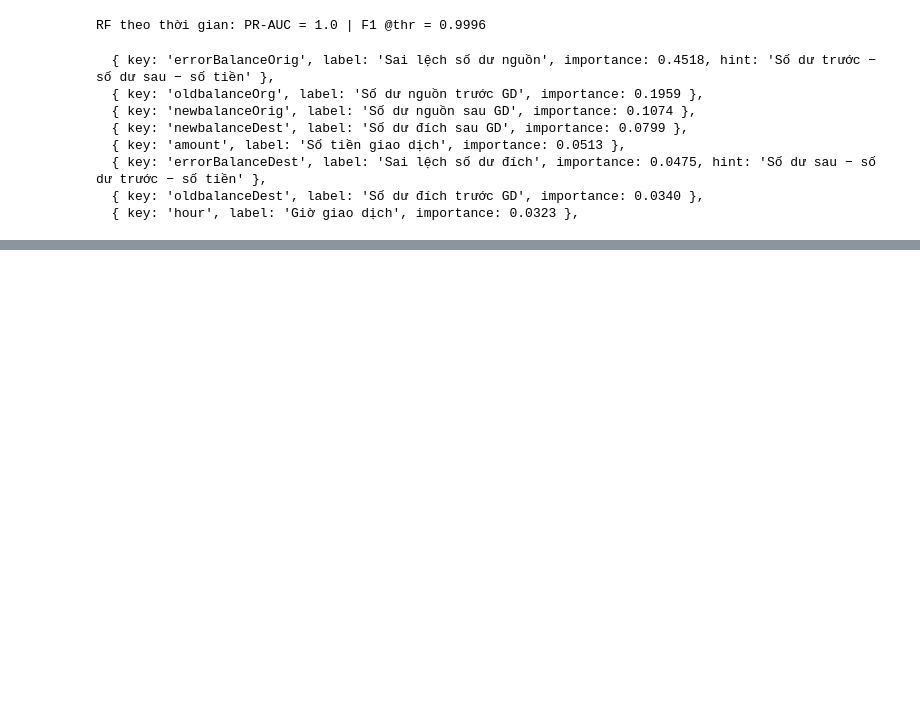
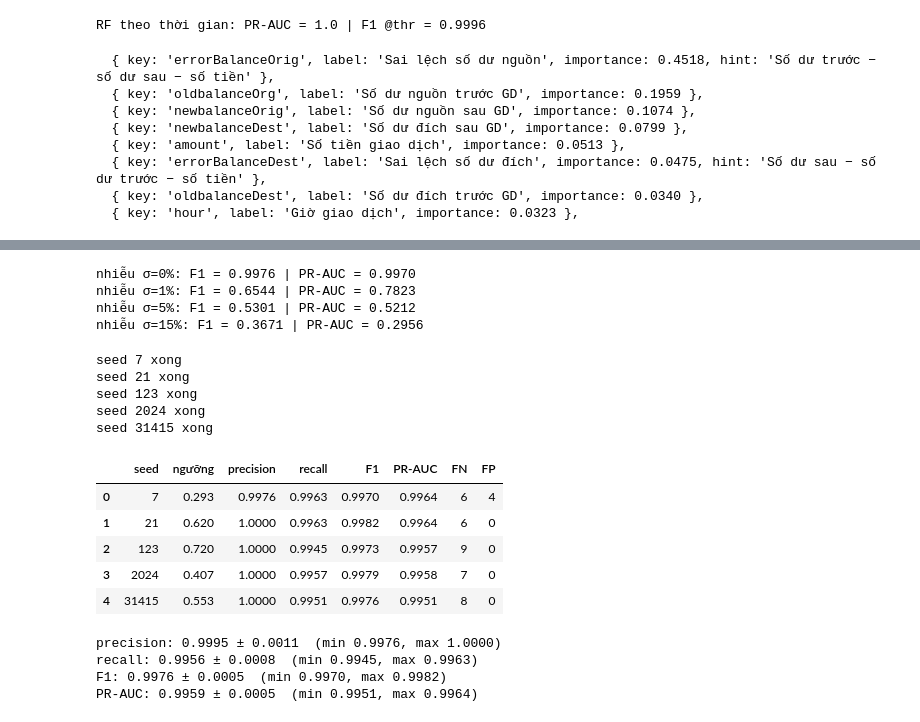
Before and after one commit to letruonghuy/FraudRiskMgmt, a Jupyter notebook: fraud-detection-ml/notebooks/fraud_model_training.ipynb, the cells around one changed output, grey strips where cells are left out. Cells and saved outputs as stored; diff of their text form; code cells hidden in the pictures; blank space fills up the shorter version.

```diff
--- a/fraud-detection-ml/notebooks/fraud_model_training.ipynb
+++ b/fraud-detection-ml/notebooks/fraud_model_training.ipynb
@@ -515,0 +704,73 @@ for k, v in sorted(imp.items(), key=lambda kv: -kv[1]):
+# %%
+for level in [0.0, 0.01, 0.05, 0.15]:
+    rng = np.random.RandomState(RANDOM_STATE)
+    Xn = X_test.copy()
+    Xn['oldbalanceOrg'] = np.maximum(0, Xn['oldbalanceOrg'] * rng.normal(1.0, level, len(Xn)))
+    Xn['newbalanceDest'] = np.maximum(0, Xn['newbalanceDest'] * rng.normal(1.0, level, len(Xn)))
+    Xn['errorBalanceOrig'] = Xn['oldbalanceOrg'] - Xn['newbalanceOrig'] - Xn['amount']
+    Xn['errorBalanceDest'] = Xn['newbalanceDest'] - Xn['oldbalanceDest'] - Xn['amount']
+    sn = best.predict_proba(Xn[FEATURES])[:, 1]
+    print(f'nhiễu σ={level:.0%}: F1 = {f1_score(y_test, sn >= thr):.4f} | PR-AUC = {average_precision_score(y_test, sn):.4f}')
+# %% [output]
+nhiễu σ=0%: F1 = 0.9976 | PR-AUC = 0.9970
+nhiễu σ=1%: F1 = 0.6544 | PR-AUC = 0.7823
+nhiễu σ=5%: F1 = 0.5301 | PR-AUC = 0.5212
+nhiễu σ=15%: F1 = 0.3671 | PR-AUC = 0.2956
+# %%
+SEEDS = [7, 21, 123, 2024, 31415]
+rows = []
+
+for sd in SEEDS:
+    # 1) Chia lại 60/20/20 bằng seed mới
+    X_tmp_s, X_te_s, y_tmp_s, y_te_s = train_test_split(
+        X, y, test_size=0.2, stratify=y, random_state=sd)
+    X_tr_s, X_va_s, y_tr_s, y_va_s = train_test_split(
+        X_tmp_s, y_tmp_s, test_size=0.25, stratify=y_tmp_s, random_state=sd)
+
+    # 2) Huấn luyện lại, giữ nguyên siêu tham số, chỉ đổi seed của mô hình
+    pipe_s = make_pipeline(best_name, best_strategy, y_tr_s)
+    pipe_s.set_params(**final_params, model__random_state=sd)
+    pipe_s.fit(X_tr_s, y_tr_s)
+
+    # 3) Chọn ngưỡng trên validation của chính seed này
+    sv = pipe_s.predict_proba(X_va_s)[:, 1]
+    p_, r_, t_ = precision_recall_curve(y_va_s, sv)
+    f1_ = 2 * p_[:-1] * r_[:-1] / (p_[:-1] + r_[:-1] + 1e-8)
+    thr_s = float(t_[np.argmax(f1_)])
+
+    # 4) Chấm test một lần
+    st = pipe_s.predict_proba(X_te_s)[:, 1]
+    pr_ = (st >= thr_s).astype(int)
+    rows.append({
+        'seed': sd,
+        'ngưỡng': round(thr_s, 3),
+        'precision': precision_score(y_te_s, pr_),
+        'recall': recall_score(y_te_s, pr_),
+        'F1': f1_score(y_te_s, pr_),
+        'PR-AUC': average_precision_score(y_te_s, st),
+        'FN': int(((y_te_s == 1) & (pr_ == 0)).sum()),
+        'FP': int(((y_te_s == 0) & (pr_ == 1)).sum()),
+    })
+    print(f'seed {sd} xong')
+
+res = pd.DataFrame(rows)
+display(res.round(4))
+for c in ['precision', 'recall', 'F1', 'PR-AUC']:
+    print(f'{c}: {res[c].mean():.4f} ± {res[c].std(ddof=1):.4f}  '
+          f'(min {res[c].min():.4f}, max {res[c].max():.4f})')
+# %% [output]
+seed 7 xong
+seed 21 xong
+seed 123 xong
+seed 2024 xong
+seed 31415 xong
+|  | seed | ngưỡng | precision | recall | F1 | PR-AUC | FN | FP |
+| 0 | 7 | 0.293 | 0.9976 | 0.9963 | 0.9970 | 0.9964 | 6 | 4 |
+| 1 | 21 | 0.620 | 1.0000 | 0.9963 | 0.9982 | 0.9964 | 6 | 0 |
+| 2 | 123 | 0.720 | 1.0000 | 0.9945 | 0.9973 | 0.9957 | 9 | 0 |
+| 3 | 2024 | 0.407 | 1.0000 | 0.9957 | 0.9979 | 0.9958 | 7 | 0 |
+| 4 | 31415 | 0.553 | 1.0000 | 0.9951 | 0.9976 | 0.9951 | 8 | 0 |
+precision: 0.9995 ± 0.0011  (min 0.9976, max 1.0000)
+recall: 0.9956 ± 0.0008  (min 0.9945, max 0.9963)
+F1: 0.9976 ± 0.0005  (min 0.9970, max 0.9982)
+PR-AUC: 0.9959 ± 0.0005  (min 0.9951, max 0.9964)
```
Also changed, not shown: parts of 8 cells of this notebook, 2 other files.
